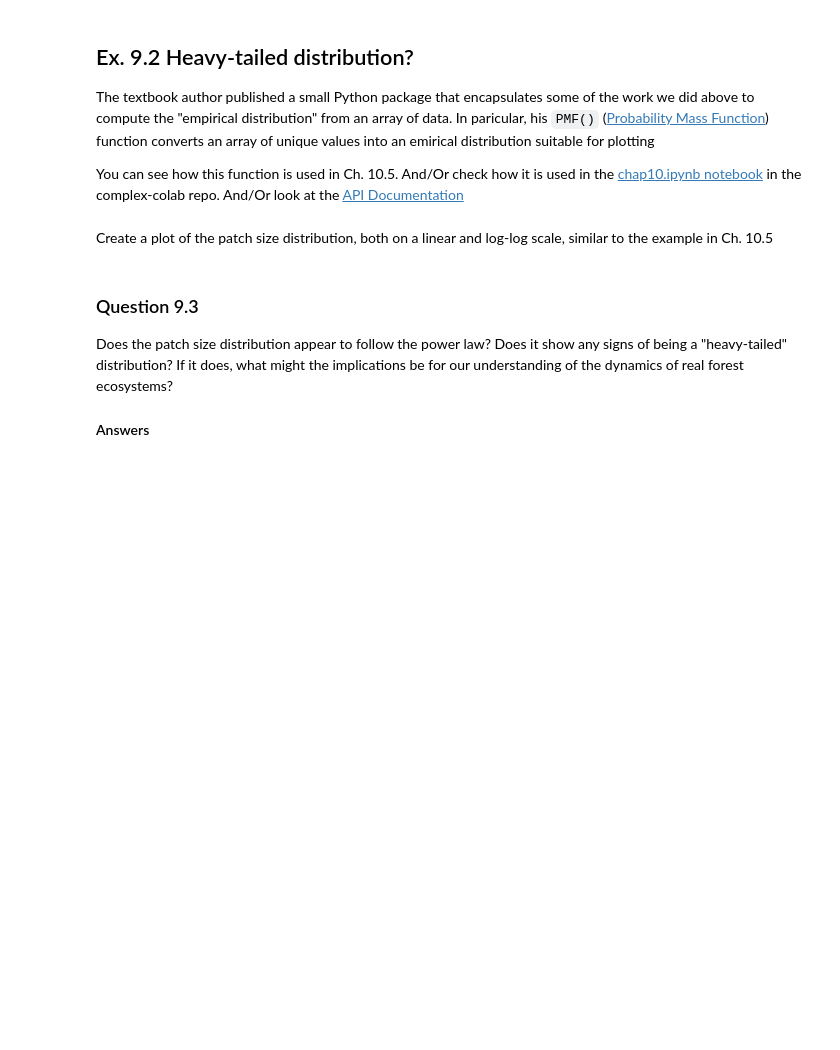
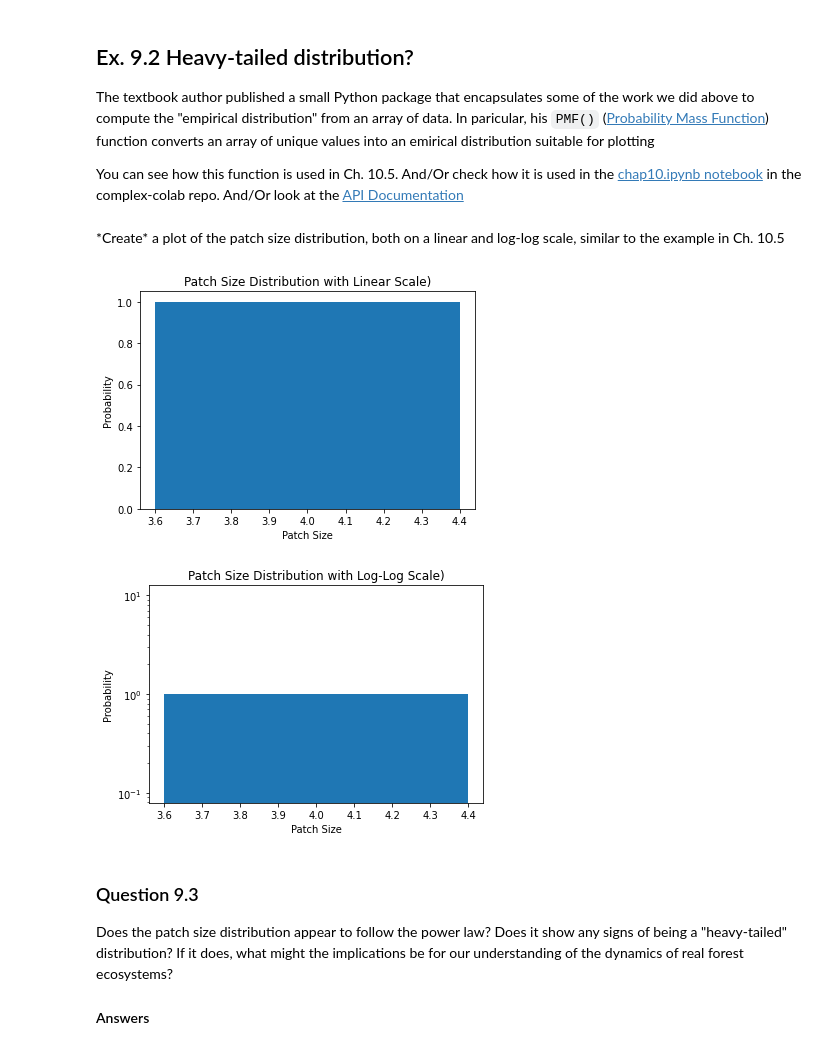
Before and after one commit to WilliamQin65/cap-comp215, a Jupyter notebook: labs/lab09.ipynb, the cells around one changed output. Drawn from its saved outputs; the diff is of its cells as text; code cells hidden in the pictures; blank space fills up the shorter version.

```diff
--- a/labs/lab09.ipynb
+++ b/labs/lab09.ipynb
@@ -544,2 +542,2 @@ And/Or look at the [API Documentation](https://nbviewer.org/github/AllenDowney/e
 # %% [markdown]
-Create a plot of the patch size distribution, both on a linear and log-log scale, similar to the example in Ch. 10.5
+*Create\* a plot of the patch size distribution, both on a linear and log-log scale, similar to the example in Ch. 10.5
@@ -548,3 +544,30 @@ Create a plot of the patch size distribution, both on a linear and log-log scale
+# %%
+# Ex. 9.2 here
+patch_sizes =  np.array([
+    [1, 1, 2, 2],
+    [1, 1, 2, 2],
+    [3, 3, 4, 4],
+    [3, 3, 4, 4]
+])
+
+counts = np.unique(patch_sizes, return_counts=True)[1]
+pmf = Pmf.from_seq(counts)
+pmf.bar()
+plt.xlabel('Patch Size')
+plt.ylabel('Probability')
+plt.title('Patch Size Distribution with Linear Scale)')
+plt.show()
+
+counts = np.unique(patch_sizes, return_counts=True)[1]
+pmf = Pmf.from_seq(counts)
+pmf.bar(log=True)
+plt.xlabel('Patch Size')
+plt.ylabel('Probability')
+plt.title('Patch Size Distribution with Log-Log Scale)')
+plt.show()
+# %% [output]
+[figure, added]
+[figure, added]
 # %% [markdown]
 ### Question 9.3
 
```
Also changed, not shown: parts of 4 cells of this notebook.
